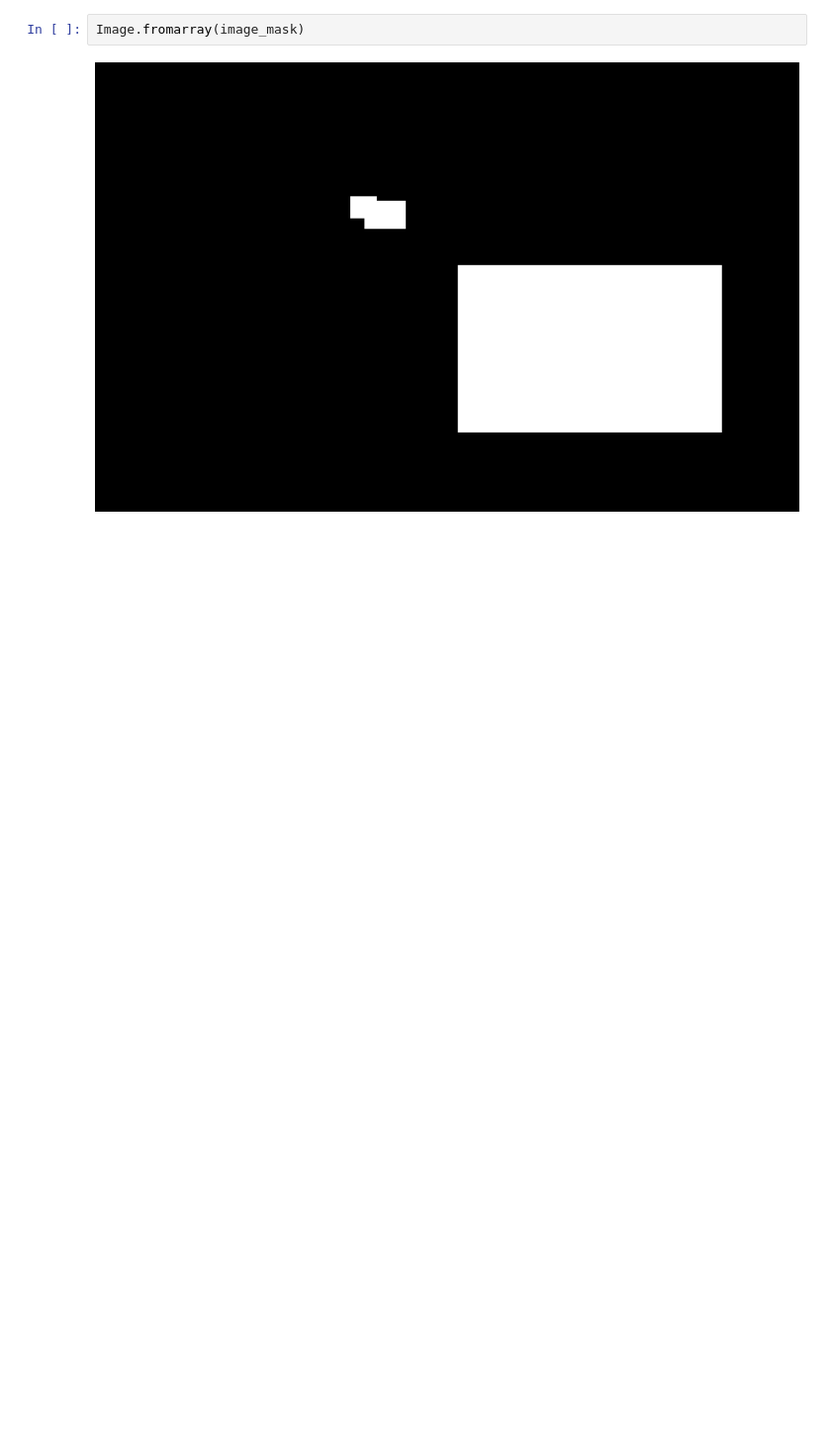
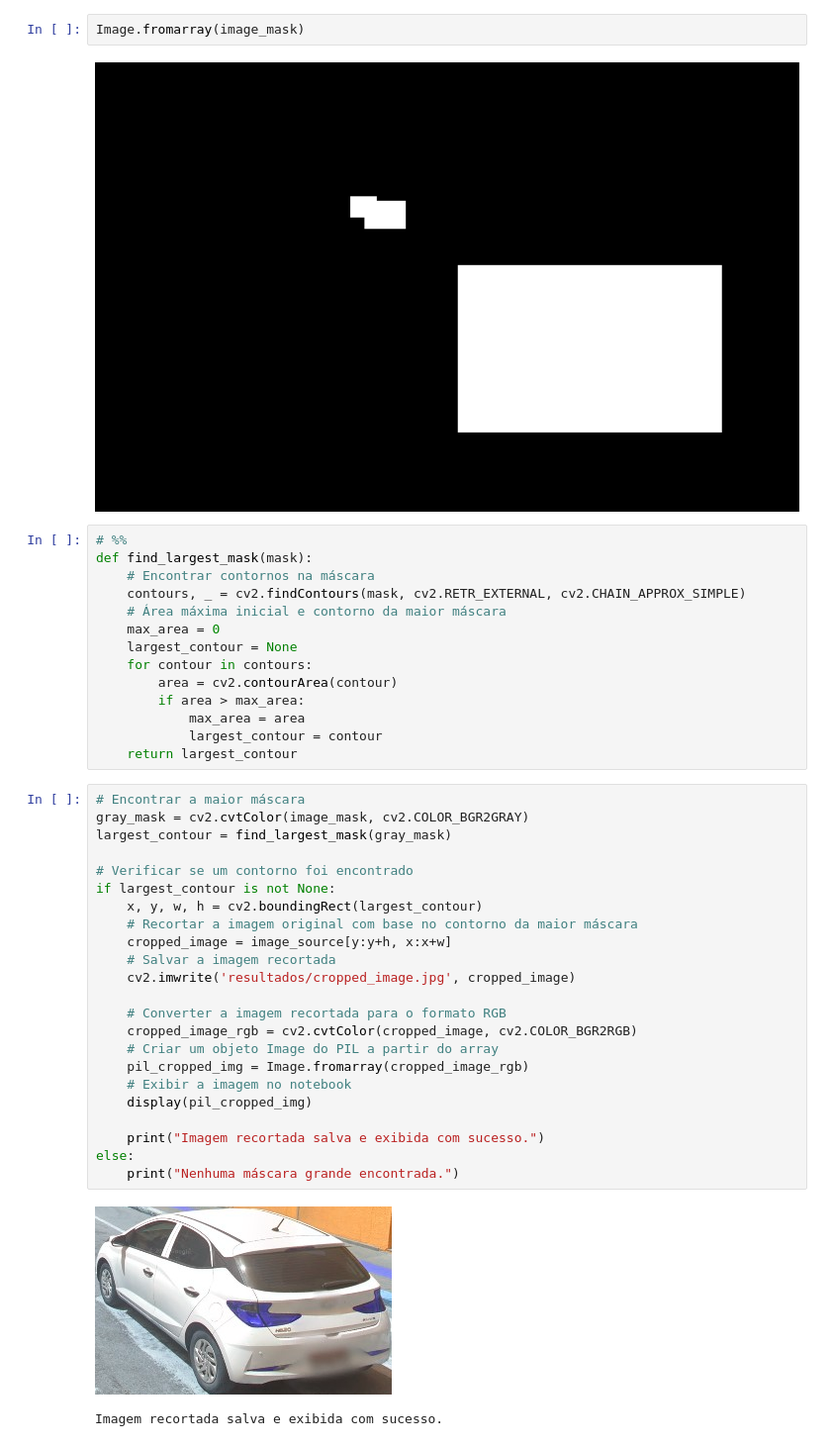
Before and after one commit to jaceguay/proc_imagem, a Jupyter notebook: 6_recorte_veiculos/1.dino_imagens.ipynb, the cells around one changed output. Shown at 99% size. Drawn from its saved outputs; the diff is of its cells as text; blank space fills up the shorter version.

```diff
--- a/6_recorte_veiculos/1.dino_imagens.ipynb
+++ b/6_recorte_veiculos/1.dino_imagens.ipynb
@@ -61,3 +69,43 @@ image_mask = generate_masks_with_grounding(image_source, boxes)
 Image.fromarray(image_mask)
 # %% [output]
 [figure]
+# %%
+# %%
+def find_largest_mask(mask):
+    # Encontrar contornos na máscara
+    contours, _ = cv2.findContours(mask, cv2.RETR_EXTERNAL, cv2.CHAIN_APPROX_SIMPLE)
+    # Área máxima inicial e contorno da maior máscara
+    max_area = 0
+    largest_contour = None
+    for contour in contours:
+        area = cv2.contourArea(contour)
+        if area > max_area:
+            max_area = area
+            largest_contour = contour
+    return largest_contour
+# %%
+# Encontrar a maior máscara
+gray_mask = cv2.cvtColor(image_mask, cv2.COLOR_BGR2GRAY)
+largest_contour = find_largest_mask(gray_mask)
+
+# Verificar se um contorno foi encontrado
+if largest_contour is not None:
+    x, y, w, h = cv2.boundingRect(largest_contour)
+    # Recortar a imagem original com base no contorno da maior máscara
+    cropped_image = image_source[y:y+h, x:x+w]
+    # Salvar a imagem recortada
+    cv2.imwrite('resultados/cropped_image.jpg', cropped_image)
+
+    # Converter a imagem recortada para o formato RGB
+    cropped_image_rgb = cv2.cvtColor(cropped_image, cv2.COLOR_BGR2RGB)
+    # Criar um objeto Image do PIL a partir do array
+    pil_cropped_img = Image.fromarray(cropped_image_rgb)
+    # Exibir a imagem no notebook
+    display(pil_cropped_img)
+
+    print("Imagem recortada salva e exibida com sucesso.")
+else:
+    print("Nenhuma máscara grande encontrada.")
+# %% [output]
+[figure, added]
+Imagem recortada salva e exibida com sucesso.
```
Also changed, not shown: parts of 3 cells of this notebook, 2 other files.
